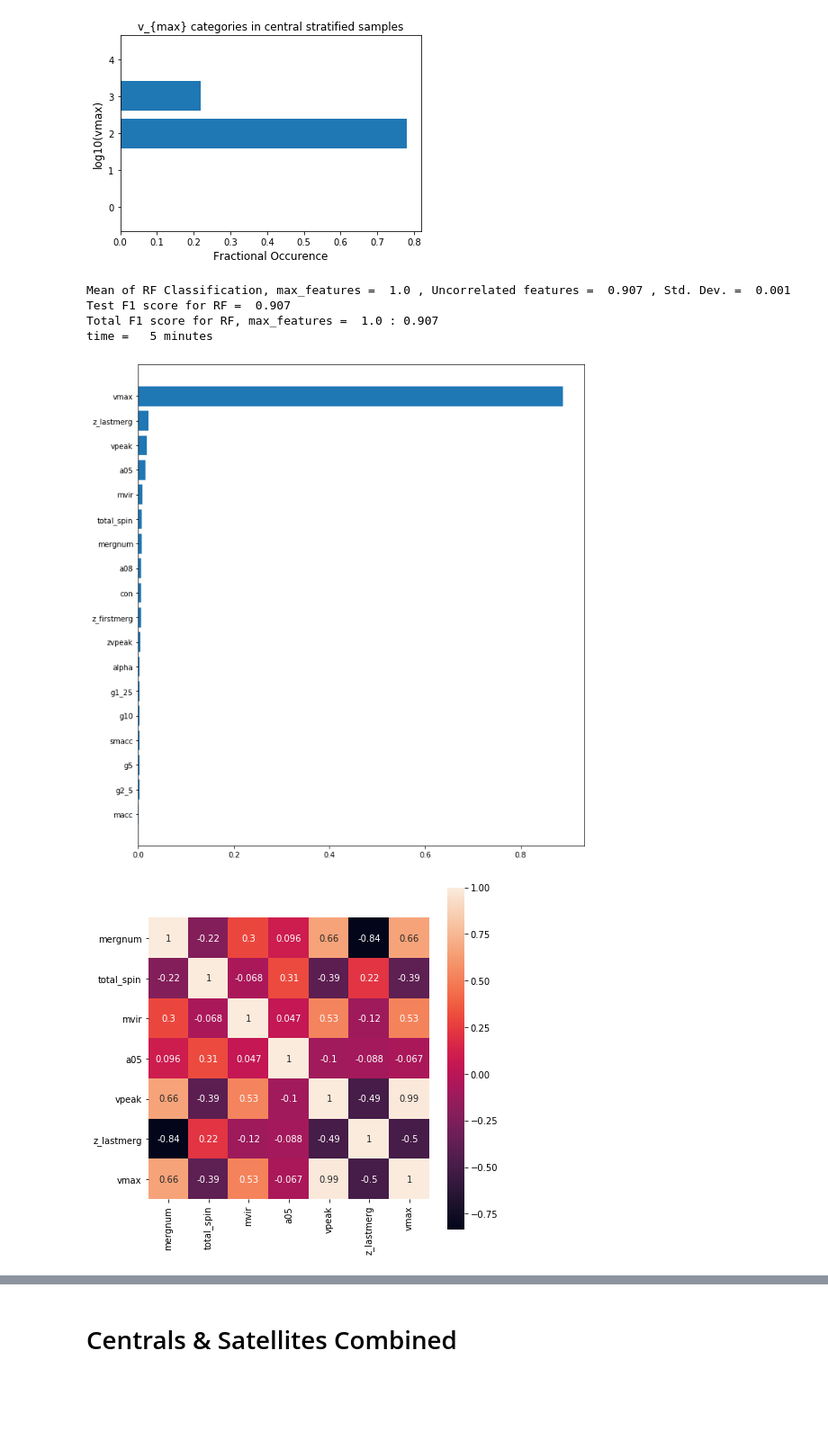
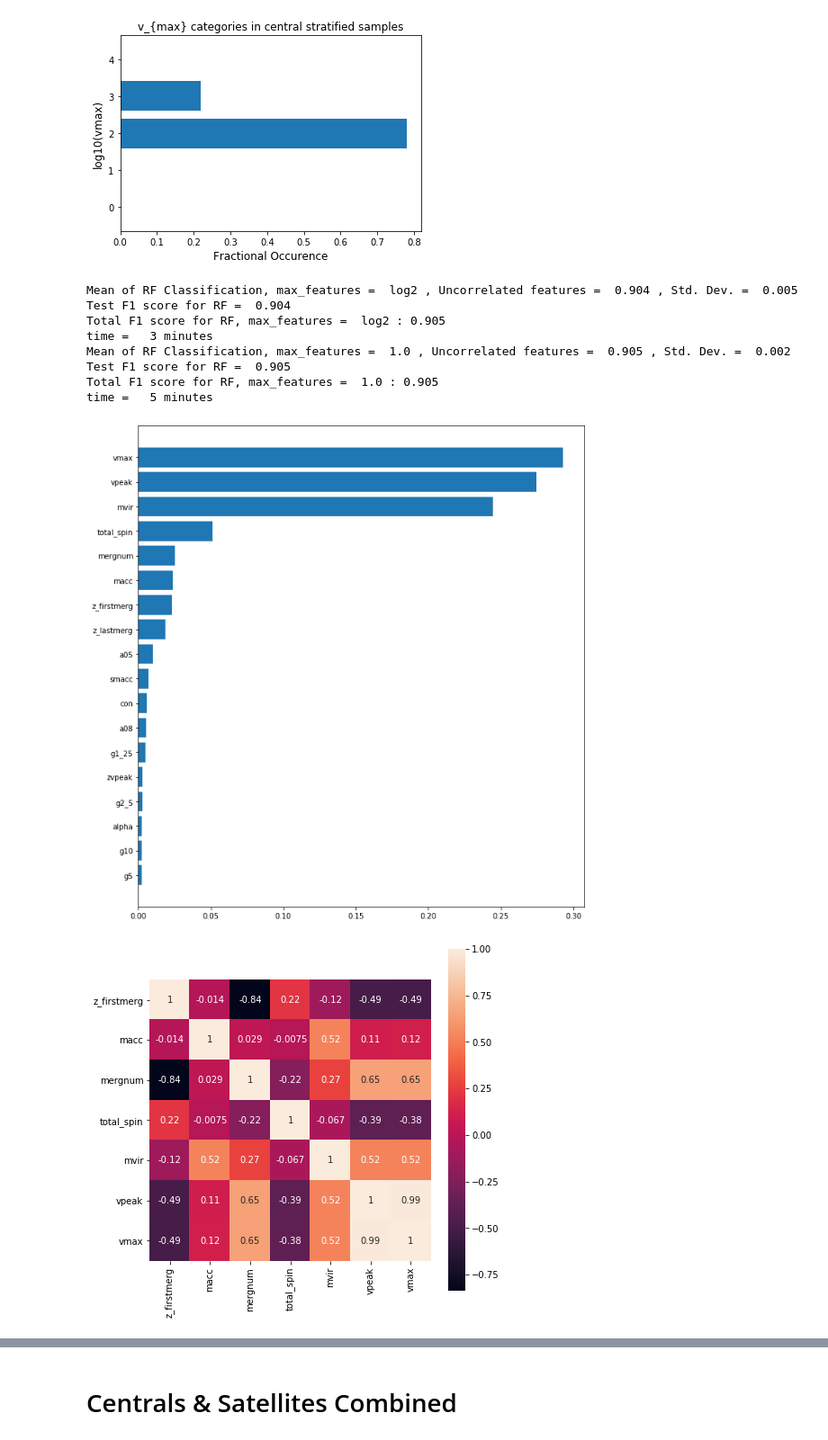
Before and after one commit to burning-river/Assembly_Bias, a Jupyter notebook: notebooks/prediction.ipynb, the cells around one changed output, grey strips where cells are left out. Shown at 90% size. Cells and saved outputs as stored; diff of their text form; code cells hidden in the pictures; blank space fills up the shorter version.

```diff
--- a/notebooks/prediction.ipynb
+++ b/notebooks/prediction.ipynb
@@ -323,0 +409,3 @@ time =  120.99778485298157 seconds
+# %%
+X_red = pca.fit_transform(X_scale)
+y = halo_sample_shuffle['Number of Sats']
@@ -382,7 +431,7 @@ print(np.mean(rfreg_uncorr_scores),np.std(rfreg_uncorr_scores))
 # %%
-X_total = halo_combined[feature_uncorr_reg]
-pred_total = rfreg_uncorr.predict(X_total)
-true_total = halo_combined['Number of Sats']
+X_scale = df_scale[halo_features_all].copy()
+X_red = pca.transform(X_scale)
+pred_total = rfreg.predict(X_red)
+true_total = halo_combined_sort['Number of Sats']
 print(r2_score(true_total,pred_total))
-print(mse(true_total,pred_total))
 # %% [output]
@@ -391,5 +438,0 @@ print(mse(true_total,pred_total))
-# %%
-strat_test = strat_test_set[feature_uncorr_reg]
-pred_test = rfreg_uncorr.predict(strat_test)
-true_test = strat_test_set['Number of Sats']
-r2_score(true_test,pred_test)
@@ -436,16 +477,16 @@ central_combined = index_reset_drop(central_combined)
 central_combined_sort = central_combined.sort_values(by = 'fofID')
 central_combined_sort = index_reset_drop(central_combined_sort)
 
-#bins = np.zeros(6)
-#bins[1:] = 10**np.linspace(0,4,5)
-#labels = np.linspace(0,4,5)
-#central_combined_sort['Cent Categories'] = pd.cut(central_combined_sort['vmax'],bins = bins,
+bins = np.zeros(6)
+bins[1:] = 10**np.linspace(0,4,5)
+labels = np.linspace(0,4,5)
+central_combined_sort['Cent Categories'] = pd.cut(central_combined_sort['vmax'],bins = bins,
+                                    labels=labels,right=True)
+#bins = np.zeros(8)
+#bins[1:] = 10**np.linspace(0,6,7)
+#labels = np.linspace(0,6,7)
+#central_combined_sort['Cent Categories'] = pd.cut(central_combined_sort['mvir'],bins = bins,
 #                                         labels=labels,right=True)
-bins = np.zeros(8)
-bins[1:] = 10**np.linspace(0,6,7)
-labels = np.linspace(0,6,7)
-central_combined_sort['Cent Categories'] = pd.cut(central_combined_sort['mvir'],bins = bins,
-                                         labels=labels,right=True)
 # %%
 with PdfPages('vmax_dist.pdf') as pdf:
     col = central_combined_sort['Cent Categories'].value_counts()
@@ -476,11 +517,11 @@ plt.title(r'v_{max} categories in central stratified samples', fontsize=12);
 central_both_shuffle = strat_train_set.copy()
 
 y = central_both_shuffle['stellarMass'].to_numpy()
-#grid = ['log2',1.0]
-#feature_uncorr_class = [['vmax','mvir','total_spin','z_firstmerg','macc'],
-#                        ['vmax','z_lastmerg','total_spin','a05']]
-grid = [1.0]
-feature_uncorr_class = [['mvir','z_lastmerg','total_spin','a05']]
+grid = ['log2',1.0]
+feature_uncorr_class = [['vmax','mvir','total_spin','z_firstmerg','macc'],
+                        ['vmax','z_lastmerg','total_spin','a05']]
+#grid = [1.0]
+#feature_uncorr_class = [['mvir','z_lastmerg','total_spin','a05']]
 
 for i in range(len(grid)):
     start = time.time()
@@ -510,36 +551,40 @@ for i in range(len(grid)):
     X = pd.get_dummies(central_both_shuffle[feature_uncorr_class[i]])
 
     X_train, X_val, y_train, y_val = train_test_split(X, y, random_state = 0)
     rfclass.fit(X_train, y_train);
 
     pred_rf_uncorr = rfclass.predict(X_val)
     cm_cent_uncorr = confusion_matrix(y_val, pred_rf_uncorr)
     outfile = 'confusion_uncorr_' + str(grid[i]) + '.pdf'
     plot_conf_matrix(cm_cent_uncorr,outfile)
     rfclass_uncorr_scores = cross_val_score(rfclass, X, y, scoring="f1", cv=5)
     print('Mean of RF Classification,', 'max_features = ', grid[i],
           ', Uncorrelated features = ','{:0.3f}'.format(np.mean(rfclass_uncorr_scores)),
           ', Std. Dev. = ', '{:0.3f}'.format(np.std(rfclass_uncorr_scores)))
 
     strat_test = strat_test_set[feature_uncorr_class[i]]
     pred_test = rfclass.predict(strat_test)
     true_test = strat_test_set['stellarMass']
     print('Test F1 score for RF = ', '{:0.3f}'.format(f1_score(true_test,pred_test)))
 
     X_total = cent_data_cp[feature_uncorr_class[i]]
     pred_total = rfclass.predict(X_total)
     true_total = cent_data_cp['stellarMass']
     print('Total F1 score for RF,', 'max_features = ', grid[i], ':', '{:0.3f}'.format(f1_score(true_total,pred_total)))
 
     end = time.time()
     print('time = ','{:2.0f}'.format((end - start)/60.),'minutes')
 
 cent_data_cp['Cent predicted'] = pred_total
 # %% [output]
-Mean of RF Classification, max_features =  1.0 , Uncorrelated features =  0.907 , Std. Dev. =  0.001
-Test F1 score for RF =  0.907
-Total F1 score for RF, max_features =  1.0 : 0.907
+Mean of RF Classification, max_features =  log2 , Uncorrelated features =  0.904 , Std. Dev. =  0.005
+Test F1 score for RF =  0.904
+Total F1 score for RF, max_features =  log2 : 0.905
+time =   3 minutes
+Mean of RF Classification, max_features =  1.0 , Uncorrelated features =  0.905 , Std. Dev. =  0.002
+Test F1 score for RF =  0.905
+Total F1 score for RF, max_features =  1.0 : 0.905
 time =   5 minutes
-[figure, old version]
+[figure, new version]
-[figure, old version]
+[figure, new version]
 [figure]
```
Also changed, not shown: parts of 48 cells of this notebook.
